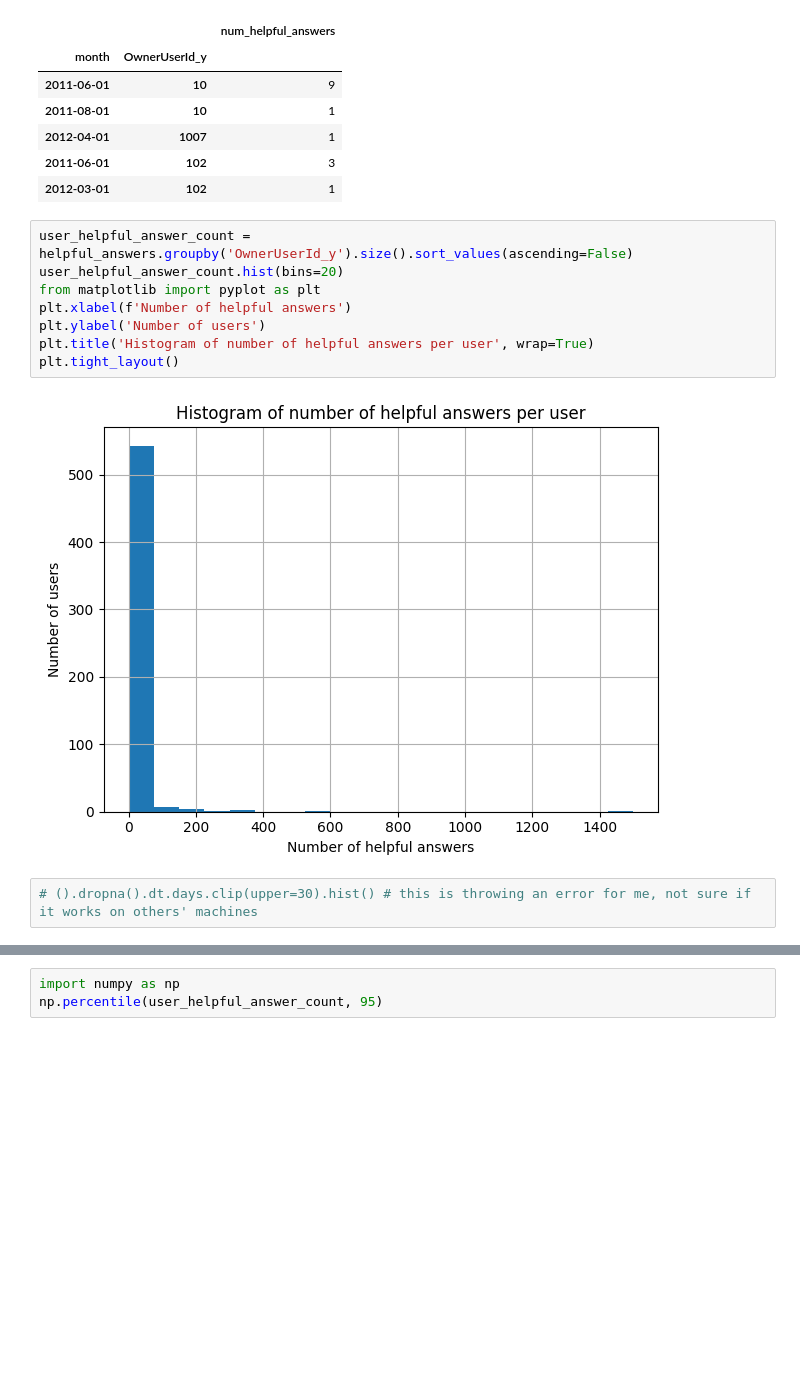
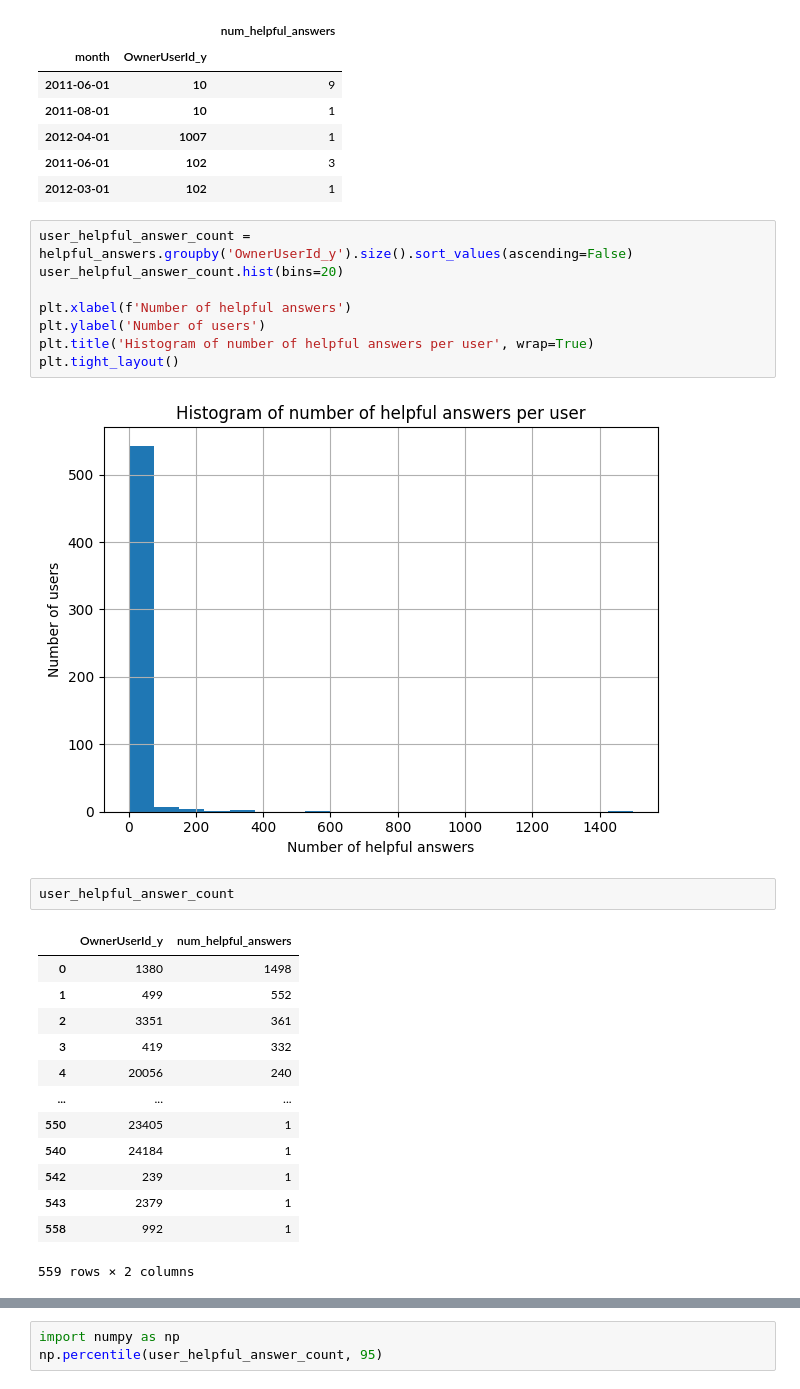
Before and after one commit to isaacbacker/GroupPres_SDS, a Jupyter notebook: Notebooks/fsds25_ex_wk01d02.ipynb, the cells around one changed output, grey strips where cells are left out. Saved outputs shown, nothing was run; the diff lists cells and outputs as text; blank space fills up the shorter version.

```diff
--- a/Notebooks/fsds25_ex_wk01d02.ipynb
+++ b/Notebooks/fsds25_ex_wk01d02.ipynb
@@ -365,12 +350,26 @@ grouped.set_index(['month', 'OwnerUserId_y']).head()
 # %%
 user_helpful_answer_count = helpful_answers.groupby('OwnerUserId_y').size().sort_values(ascending=False)
 user_helpful_answer_count.hist(bins=20)
-from matplotlib import pyplot as plt
+
 plt.xlabel(f'Number of helpful answers')
 plt.ylabel('Number of users')
 plt.title('Histogram of number of helpful answers per user', wrap=True)
 plt.tight_layout()
 # %% [output]
 [figure]
-# %%
-# ().dropna().dt.days.clip(upper=30).hist() # this is throwing an error for me, not sure if it works on others' machines
+# %%
+user_helpful_answer_count
+# %% [output]
+|  | OwnerUserId_y | num_helpful_answers |
+| 0 | 1380 | 1498 |
+| 1 | 499 | 552 |
+| 2 | 3351 | 361 |
+| 3 | 419 | 332 |
+| 4 | 20056 | 240 |
+| ... | ... | ... |
+| 550 | 23405 | 1 |
+| 540 | 24184 | 1 |
+| 542 | 239 | 1 |
+| 543 | 2379 | 1 |
+| 558 | 992 | 1 |
+559 rows × 2 columns
```
Also changed, not shown: parts of 12 cells of this notebook.
